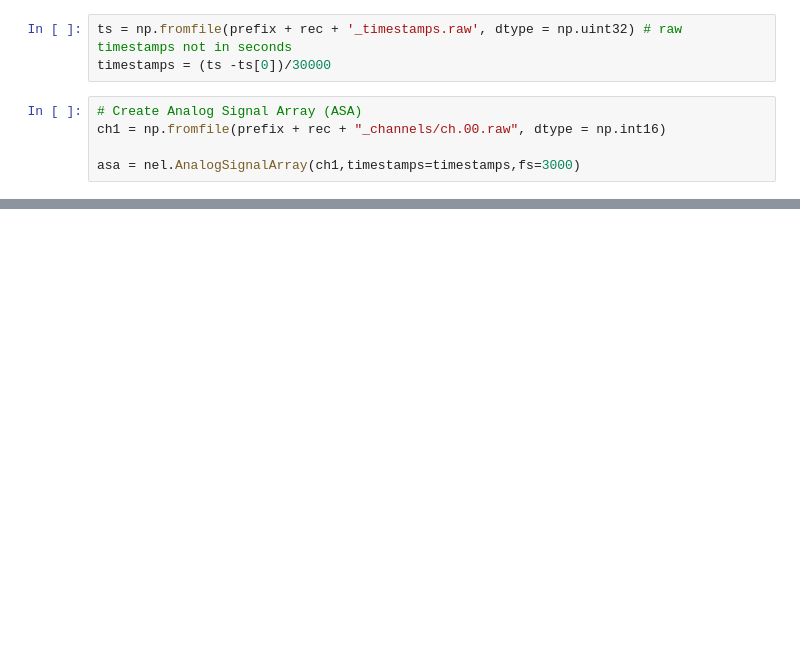
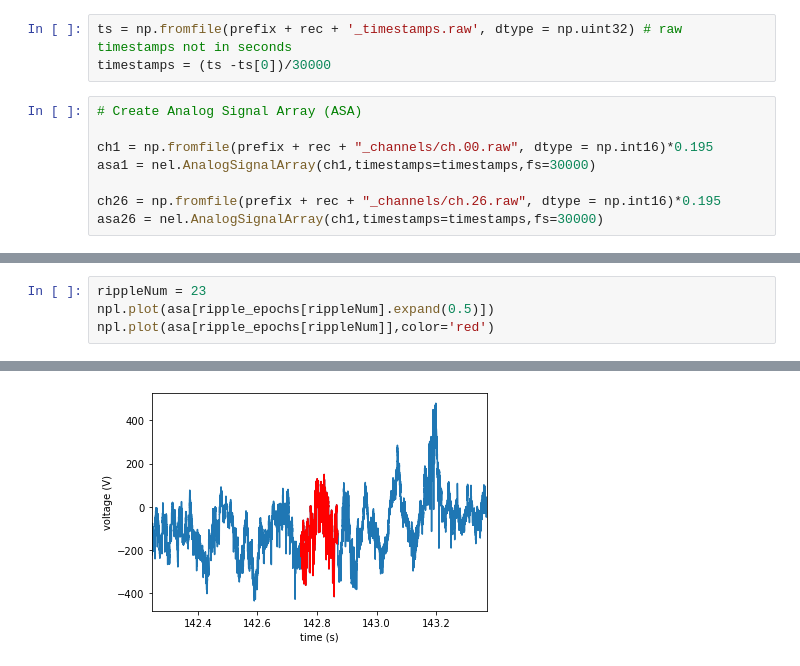
Before and after one commit to kaylav/klabcode, a Jupyter notebook: 599 Figure Feb 28.ipynb, the cells around one changed output, grey strips where cells are left out. Saved outputs shown, nothing was run; the diff lists cells and outputs as text; blank space fills up the shorter version.

```diff
--- a/599 Figure Feb 28.ipynb
+++ b/599 Figure Feb 28.ipynb
@@ -47,6 +47,9 @@ ts = np.fromfile(prefix + rec + '_timestamps.raw', dtype = np.uint32) # raw time
 timestamps = (ts -ts[0])/30000
 # %%
 # Create Analog Signal Array (ASA)
-ch1 = np.fromfile(prefix + rec + "_channels/ch.00.raw", dtype = np.int16)
 
-asa = nel.AnalogSignalArray(ch1,timestamps=timestamps,fs=3000)
+ch1 = np.fromfile(prefix + rec + "_channels/ch.00.raw", dtype = np.int16)*0.195
+asa1 = nel.AnalogSignalArray(ch1,timestamps=timestamps,fs=30000)
+
+ch26 = np.fromfile(prefix + rec + "_channels/ch.26.raw", dtype = np.int16)*0.195
+asa26 = nel.AnalogSignalArray(ch1,timestamps=timestamps,fs=30000)
@@ -72,0 +112,5 @@ TypeError: 'numpy.float64' object cannot be interpreted as an integer
+# %%
+rippleNum = 23
+npl.plot(asa[ripple_epochs[rippleNum].expand(0.5)])
+npl.plot(asa[ripple_epochs[rippleNum]],color='red')
+# %% [output]
@@ -72,0 +119 @@ TypeError: 'numpy.float64' object cannot be interpreted as an integer
+[figure, added]
```
Also changed, not shown: parts of 10 cells of this notebook.
